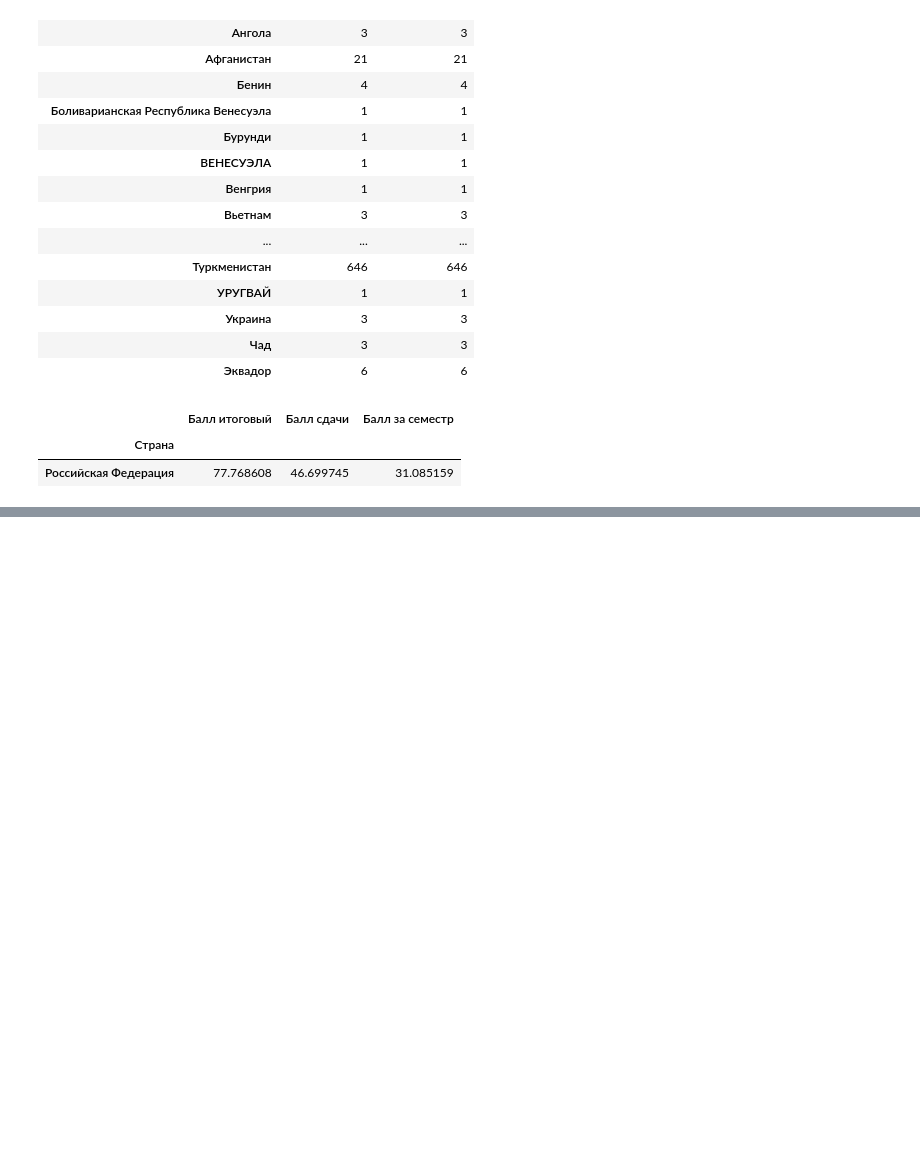
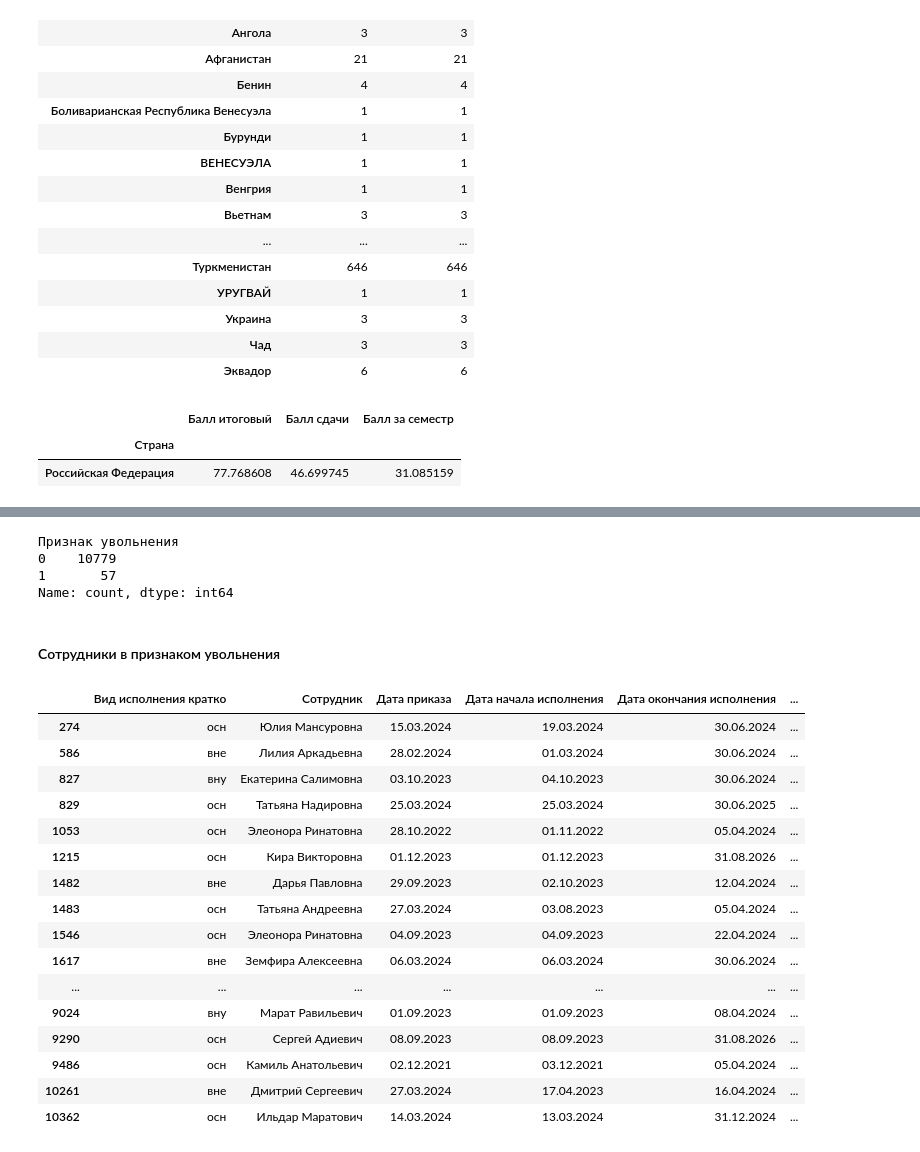
Before and after one commit to AUNitman/ubiquitous-octo-chainsaw, a Jupyter notebook: main.ipynb, the cells around one changed output, grey strips where cells are left out. Drawn from its saved outputs; the diff is of its cells as text; code cells hidden in the pictures; blank space fills up the shorter version.

```diff
--- a/main.ipynb
+++ b/main.ipynb
@@ -23,9 +41,9 @@ for filename in os.listdir(path):
 # %%
-tasks_df = pd.read_csv(path+'Х_Здания.csv')
-hardware_df = pd.read_csv(path+'Х_Оборудование_ИТ.csv')
-harware_scientific_df = pd.read_csv(path+'Х_Оборудование_научное.csv')
-rating_df = pd.read_csv(path+'Х_Рейтинг НПР.csv')
-estimates_df = pd.read_csv(path+'Х_Сметы.csv')
-employee_df = pd.read_csv(path+'Х_Сотрудники.csv')
-students_df = pd.read_csv(path+'Х_Студенты.csv')
-grade_df = pd.read_csv(path+'Х_Успеваемость.csv')
+tasks_df = pd.read_csv('Х_Здания.csv')
+hardware_df = pd.read_csv('Х_Оборудование_ИТ.csv')
+harware_scientific_df = pd.read_csv('Х_Оборудование_научное.csv')
+rating_df = pd.read_csv('Х_Рейтинг НПР.csv')
+estimates_df = pd.read_csv('Х_Сметы.csv')
+employee_df = pd.read_csv('Х_Сотрудники.csv')
+students_df = pd.read_csv('Х_Студенты.csv')
+grade_df = pd.read_csv('Х_Успеваемость.csv')
@@ -298,0 +378,30 @@ grade_df.groupby('Страна')[['Балл итоговый', 'Балл сда
+# %%
+dismissal = employee_df['Признак увольнения']
+dismissal.value_counts()
+# %% [output]
+Признак увольнения
+0    10779
+1       57
+Name: count, dtype: int64
+# %% [markdown]
+#### Сотрудники в признаком увольнения
+# %%
+employee_df[dismissal == 1]
+# %% [output]
+|  | Вид исполнения кратко | Сотрудник | Дата приказа | Дата начала исполнения | Дата окончания исполнения | ... |
+| 274 | осн | Юлия Мансуровна | 15.03.2024 | 19.03.2024 | 30.06.2024 | ... |
+| 586 | вне | Лилия Аркадьевна | 28.02.2024 | 01.03.2024 | 30.06.2024 | ... |
+| 827 | вну | Екатерина Салимовна | 03.10.2023 | 04.10.2023 | 30.06.2024 | ... |
+| 829 | осн | Татьяна Надировна | 25.03.2024 | 25.03.2024 | 30.06.2025 | ... |
+| 1053 | осн | Элеонора Ринатовна | 28.10.2022 | 01.11.2022 | 05.04.2024 | ... |
+| 1215 | осн | Кира Викторовна | 01.12.2023 | 01.12.2023 | 31.08.2026 | ... |
+| 1482 | вне | Дарья Павловна | 29.09.2023 | 02.10.2023 | 12.04.2024 | ... |
+| 1483 | осн | Татьяна Андреевна | 27.03.2024 | 03.08.2023 | 05.04.2024 | ... |
+| 1546 | осн | Элеонора Ринатовна | 04.09.2023 | 04.09.2023 | 22.04.2024 | ... |
+| 1617 | вне | Земфира Алексеевна | 06.03.2024 | 06.03.2024 | 30.06.2024 | ... |
+| ... | ... | ... | ... | ... | ... | ... |
+| 9024 | вну | Марат Равильевич | 01.09.2023 | 01.09.2023 | 08.04.2024 | ... |
+| 9290 | осн | Сергей Адиевич | 08.09.2023 | 08.09.2023 | 31.08.2026 | ... |
+| 9486 | осн | Камиль Анатольевич | 02.12.2021 | 03.12.2021 | 05.04.2024 | ... |
+| 10261 | вне | Дмитрий Сергеевич | 27.03.2024 | 17.04.2023 | 16.04.2024 | ... |
+| 10362 | осн | Ильдар Маратович | 14.03.2024 | 13.03.2024 | 31.12.2024 | ... |
```
Also changed, not shown: parts of 20 cells of this notebook.
